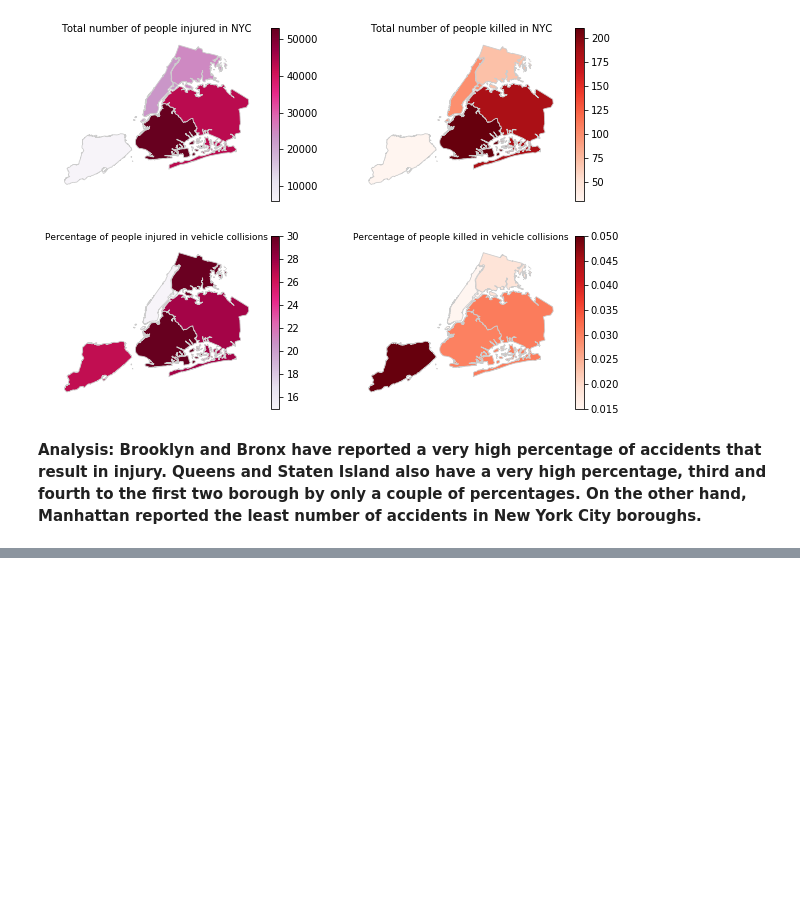
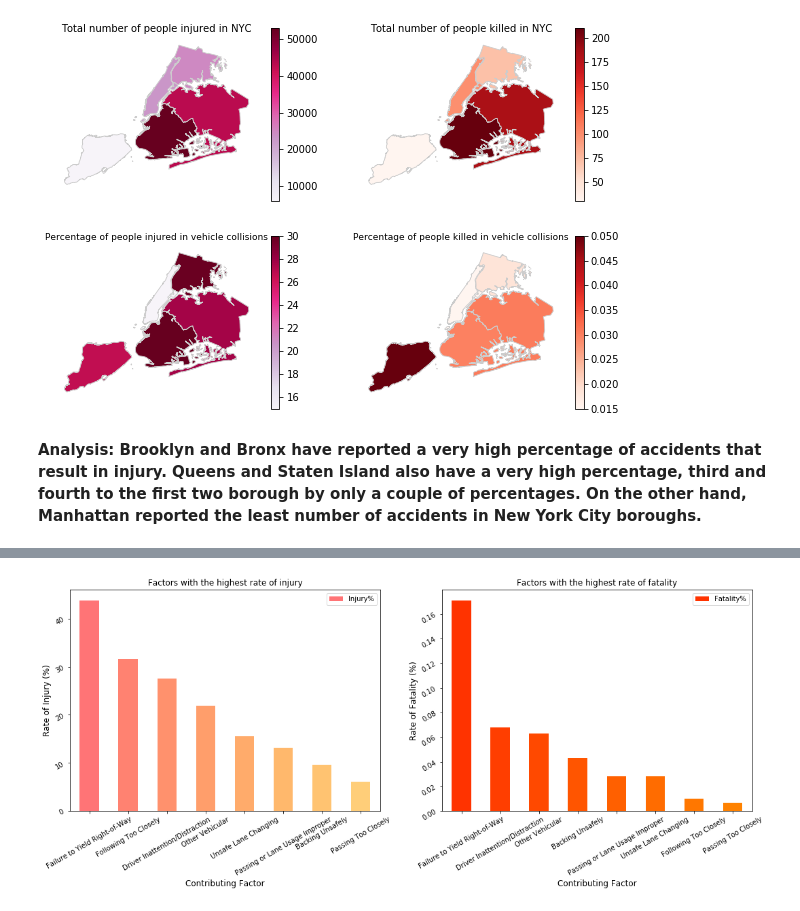
Before and after one commit to skhiearth/NYC-Motor-Vehicle-Collisions, a Jupyter notebook: NYC-Motor-Vehicle-Collisions.ipynb, the cells around one changed output, grey strips where cells are left out. Saved outputs shown, nothing was run; the diff lists cells and outputs as text; code cells hidden in the pictures; blank space fills up the shorter version.

```diff
--- a/NYC-Motor-Vehicle-Collisions.ipynb
+++ b/NYC-Motor-Vehicle-Collisions.ipynb
@@ -207,0 +248,35 @@ factor_wise.head(3)
+# %%
+factor_inj_rate = factor_wise.sort_values('Injury%', ascending = False).head(10)
+factor_fat_rate = factor_wise.sort_values('Fatality%', ascending = False).head(10)
+# %%
+# Create figure and axes for Matplotlib
+fig, (ax1, ax2) = plt.subplots(nrows=1, ncols=2, figsize=(18, 6))
+
+# Defining color map
+color = np.flip(cm.plasma(np.linspace(.2,.6, 10)))
+color2 = cm.autumn(np.linspace(.2,.6, 10))
+
+# Creating the plots
+factor_inj_rate.plot(x = 'CONTRIBUTING FACTOR VEHICLE 1',
+                      y = 'Injury%', kind = 'bar',
+                      color = color, stacked = True, ax = ax1)
+
+factor_fat_rate.plot(x = 'CONTRIBUTING FACTOR VEHICLE 1',
+                      y = 'Fatality%', kind = 'bar',
+                      color = color2, stacked = True, ax = ax2)
+
+# Customizing the Visulation
+ax1.set_title('Factors with the highest rate of injury', size = 12)
+ax1.set_xlabel('Contributing Factor', size = 12)
+ax1.set_ylabel('Rate of Injury (%)', size = 12)
+ax1.tick_params(labelrotation = 30)
+
+ax2.set_title('Factors with the highest rate of fatality', size = 12)
+ax2.set_xlabel('Contributing Factor', size = 12)
+ax2.set_ylabel('Rate of Fatality (%)', size = 12)
+ax2.tick_params(labelrotation = 30)
+
+# Exporting the visualisation
+fig.savefig('plots/factor_inj_fat_rate.png', dpi=500)
+# %% [output]
+[figure, added]
```
Also changed, not shown: parts of 9 cells of this notebook.
